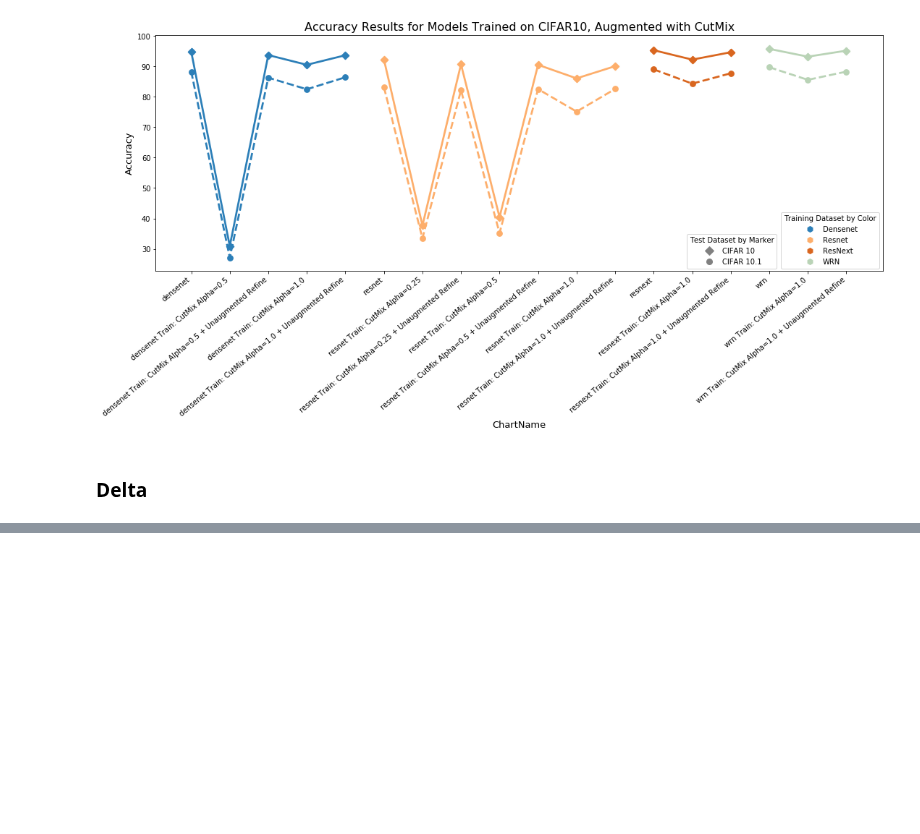
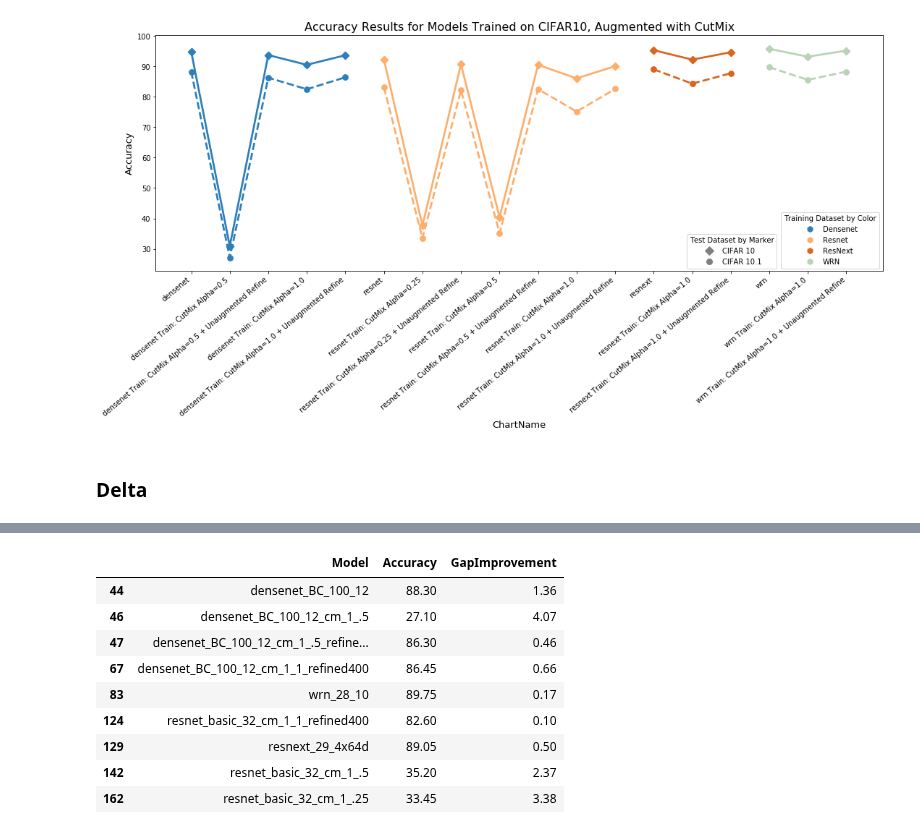
Before and after one commit to danzisar/w210-capstone, a Jupyter notebook: analysis/ResultsAnalysis_CutMixTraining.ipynb, the cells around one changed output, grey strips where cells are left out. Saved outputs shown, nothing was run; the diff lists cells and outputs as text; code cells hidden in the pictures; blank space fills up the shorter version.

```diff
--- a/analysis/ResultsAnalysis_CutMixTraining.ipynb
+++ b/analysis/ResultsAnalysis_CutMixTraining.ipynb
@@ -192,0 +197,13 @@ See the caveats in the documentation: https://pandas.pydata.org/pandas-docs/stab
+# %%
+df4[df4['SmallerGap'] == True][['Model', 'Accuracy', 'GapImprovement']]
+# %% [output]
+|  | Model | Accuracy | GapImprovement |
+| 44 | densenet_BC_100_12 | 88.30 | 1.36 |
+| 46 | densenet_BC_100_12_cm_1_.5 | 27.10 | 4.07 |
+| 47 | densenet_BC_100_12_cm_1_.5_refine... | 86.30 | 0.46 |
+| 67 | densenet_BC_100_12_cm_1_1_refined400 | 86.45 | 0.66 |
+| 83 | wrn_28_10 | 89.75 | 0.17 |
+| 124 | resnet_basic_32_cm_1_1_refined400 | 82.60 | 0.10 |
+| 129 | resnext_29_4x64d | 89.05 | 0.50 |
+| 142 | resnet_basic_32_cm_1_.5 | 35.20 | 2.37 |
+| 162 | resnet_basic_32_cm_1_.25 | 33.45 | 3.38 |
```
Also changed, not shown: parts of 2 cells of this notebook, 1 other file.
